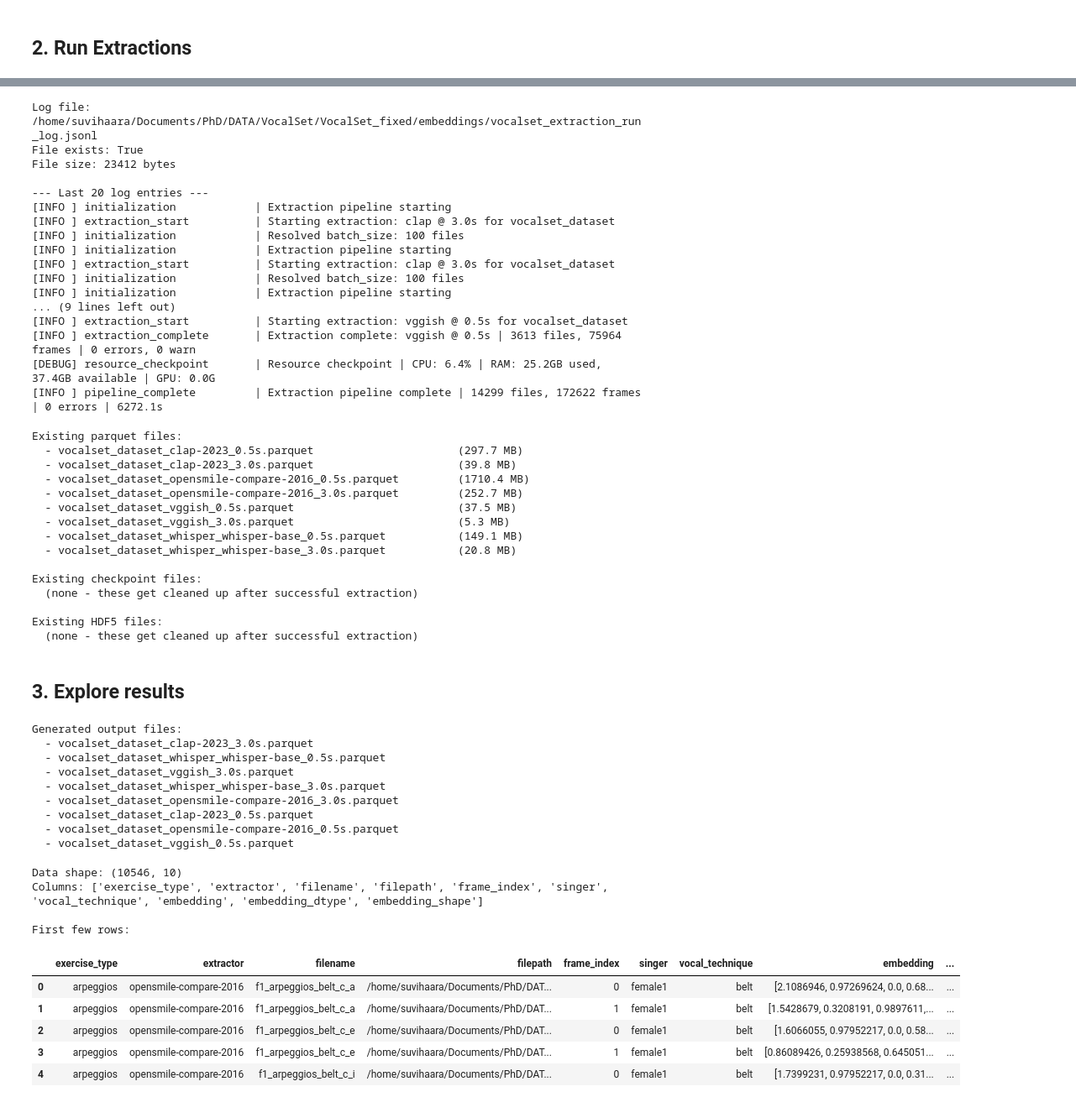
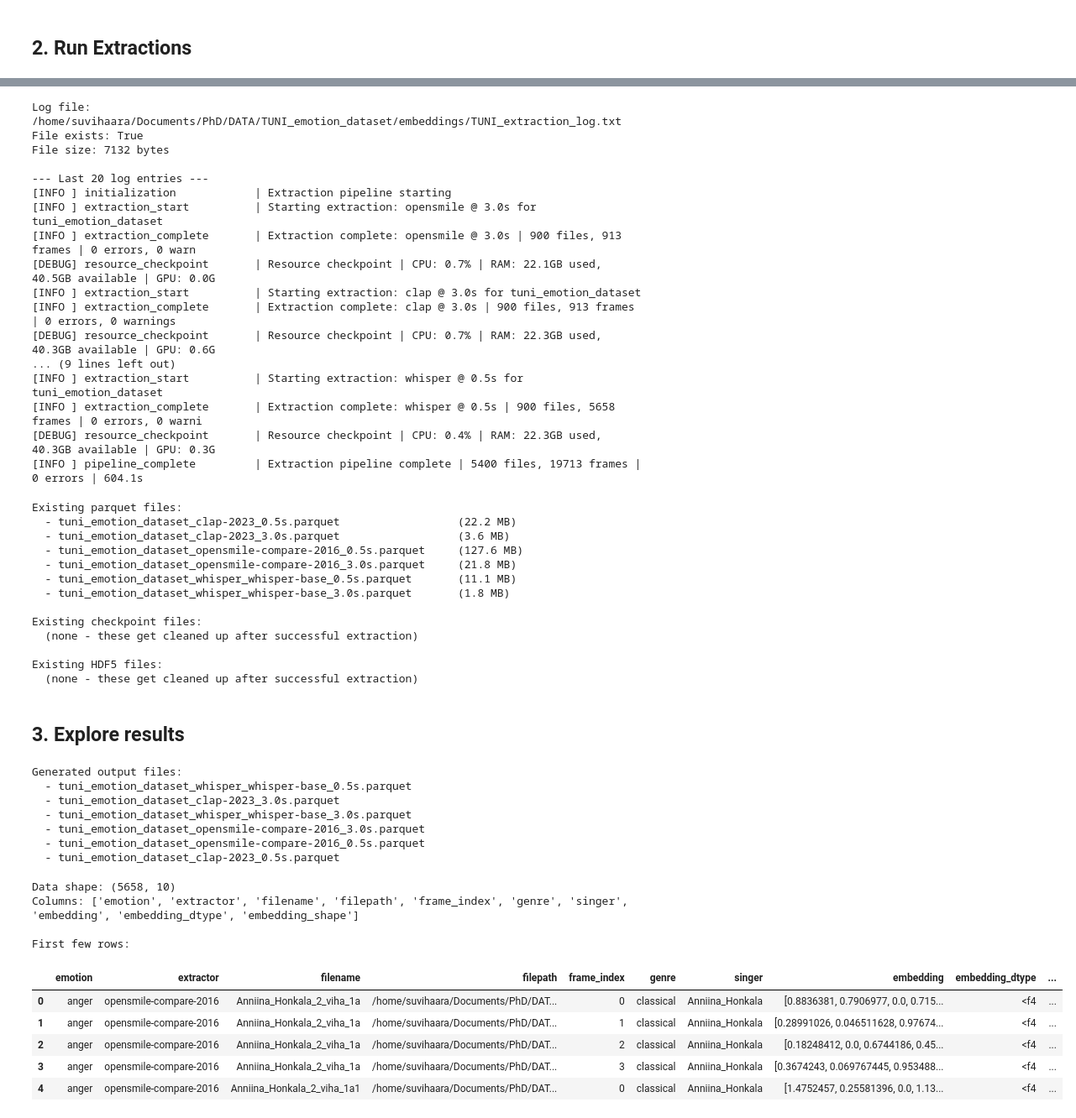
Before and after one commit to suvimh/audio_embeddings_and_feature_extraction_from_audio_dataset, a Jupyter notebook: TUNI_emotion_data/TUNI_data_extraction.ipynb, the cells around one changed output, grey strips where cells are left out. Shown at 84% size. Cells and saved outputs as stored; diff of their text form; code cells hidden in the pictures.

```diff
--- a/TUNI_emotion_data/TUNI_data_extraction.ipynb
+++ b/TUNI_emotion_data/TUNI_data_extraction.ipynb
@@ -122,7 +202,7 @@ INFO:audio_extraction:Extraction complete: vggish @ 0.5s | 3613 files, 75964 fra
 import json
 from pathlib import Path
 
-log_file = Path("/home/suvihaara/Documents/PhD/DATA/VocalSet/VocalSet_fixed/embeddings/vocalset_extraction_run_log.jsonl")
+log_file = Path("/home/suvihaara/Documents/PhD/DATA/TUNI_emotion_dataset/embeddings/TUNI_extraction_log.txt")
 
 print(f"Log file: {log_file}")
 print(f"File exists: {log_file.exists()}")
@@ -139,28 +219,28 @@ if log_file.exists():
             message = entry.get("message", "")[:80]  # First 80 chars
             print(f"[{level:5s}] {stage:25s} | {message}")
 # %% [output]
-Log file: /home/suvihaara/Documents/PhD/DATA/VocalSet/VocalSet_fixed/embeddings/vocalset_extraction_run_log.jsonl
+Log file: /home/suvihaara/Documents/PhD/DATA/TUNI_emotion_dataset/embeddings/TUNI_extraction_log.txt
 File exists: True
-File size: 23412 bytes
+File size: 7132 bytes
 
 --- Last 20 log entries ---
 [INFO ] initialization            | Extraction pipeline starting
-[INFO ] extraction_start          | Starting extraction: clap @ 3.0s for vocalset_dataset
-[INFO ] initialization            | Resolved batch_size: 100 files
-[INFO ] initialization            | Extraction pipeline starting
-[INFO ] extraction_start          | Starting extraction: clap @ 3.0s for vocalset_dataset
-[INFO ] initialization            | Resolved batch_size: 100 files
-[INFO ] initialization            | Extraction pipeline starting
+[INFO ] extraction_start          | Starting extraction: opensmile @ 3.0s for tuni_emotion_dataset
+[INFO ] extraction_complete       | Extraction complete: opensmile @ 3.0s | 900 files, 913 frames | 0 errors, 0 warn
+[DEBUG] resource_checkpoint       | Resource checkpoint | CPU: 0.7% | RAM: 22.1GB used, 40.5GB available | GPU: 0.0G
+[INFO ] extraction_start          | Starting extraction: clap @ 3.0s for tuni_emotion_dataset
+[INFO ] extraction_complete       | Extraction complete: clap @ 3.0s | 900 files, 913 frames | 0 errors, 0 warnings
+[DEBUG] resource_checkpoint       | Resource checkpoint | CPU: 0.7% | RAM: 22.3GB used, 40.3GB available | GPU: 0.6G
 ... (9 lines left out)
-[INFO ] extraction_start          | Starting extraction: vggish @ 0.5s for vocalset_dataset
-[INFO ] extraction_complete       | Extraction complete: vggish @ 0.5s | 3613 files, 75964 frames | 0 errors, 0 warn
-[DEBUG] resource_checkpoint       | Resource checkpoint | CPU: 6.4% | RAM: 25.2GB used, 37.4GB available | GPU: 0.0G
-[INFO ] pipeline_complete         | Extraction pipeline complete | 14299 files, 172622 frames | 0 errors | 6272.1s
+[INFO ] extraction_start          | Starting extraction: whisper @ 0.5s for tuni_emotion_dataset
+[INFO ] extraction_complete       | Extraction complete: whisper @ 0.5s | 900 files, 5658 frames | 0 errors, 0 warni
+[DEBUG] resource_checkpoint       | Resource checkpoint | CPU: 0.4% | RAM: 22.3GB used, 40.3GB available | GPU: 0.3G
+[INFO ] pipeline_complete         | Extraction pipeline complete | 5400 files, 19713 frames | 0 errors | 604.1s
 # %%
 
 # First, check what output files already exist
 from pathlib import Path
-output_dir = Path("/home/suvihaara/Documents/PhD/DATA/VocalSet/VocalSet_fixed/embeddings/")
+output_dir = Path("/home/suvihaara/Documents/PhD/DATA/TUNI_emotion_dataset/embeddings/")
 
 print("Existing parquet files:")
 for f in sorted(output_dir.glob("*.parquet")):
@@ -184,14 +264,12 @@ else:
     print("  (none - these get cleaned up after successful extraction)")
 # %% [output]
 Existing parquet files:
-  - vocalset_dataset_clap-2023_0.5s.parquet                      (297.7 MB)
-  - vocalset_dataset_clap-2023_3.0s.parquet                      (39.8 MB)
-  - vocalset_dataset_opensmile-compare-2016_0.5s.parquet         (1710.4 MB)
-  - vocalset_dataset_opensmile-compare-2016_3.0s.parquet         (252.7 MB)
-  - vocalset_dataset_vggish_0.5s.parquet                         (37.5 MB)
-  - vocalset_dataset_vggish_3.0s.parquet                         (5.3 MB)
-  - vocalset_dataset_whisper_whisper-base_0.5s.parquet           (149.1 MB)
-  - vocalset_dataset_whisper_whisper-base_3.0s.parquet           (20.8 MB)
+  - tuni_emotion_dataset_clap-2023_0.5s.parquet                  (22.2 MB)
+  - tuni_emotion_dataset_clap-2023_3.0s.parquet                  (3.6 MB)
+  - tuni_emotion_dataset_opensmile-compare-2016_0.5s.parquet     (127.6 MB)
+  - tuni_emotion_dataset_opensmile-compare-2016_3.0s.parquet     (21.8 MB)
+  - tuni_emotion_dataset_whisper_whisper-base_0.5s.parquet       (11.1 MB)
+  - tuni_emotion_dataset_whisper_whisper-base_3.0s.parquet       (1.8 MB)
 
 Existing checkpoint files:
   (none - these get cleaned up after successful extraction)
@@ -204,7 +282,7 @@ Existing HDF5 files:
 from scripts.utils import load_parquet
 # Load extraction results
 
-output_dir = Path(vocalset_extraction.output_dir)
+output_dir = Path(TUNI_extraction.output_dir)
 
 # List all output files
 output_files = list(output_dir.glob("*.parquet"))
@@ -213,31 +291,30 @@ for f in output_files:
     print(f"  - {f.name}")
 # %% [output]
 Generated output files:
-  - vocalset_dataset_clap-2023_3.0s.parquet
-  - vocalset_dataset_whisper_whisper-base_0.5s.parquet
-  - vocalset_dataset_vggish_3.0s.parquet
-  - vocalset_dataset_whisper_whisper-base_3.0s.parquet
-  - vocalset_dataset_opensmile-compare-2016_3.0s.parquet
-  - vocalset_dataset_clap-2023_0.5s.parquet
-  - vocalset_dataset_opensmile-compare-2016_0.5s.parquet
-  - vocalset_dataset_vggish_0.5s.parquet
+  - tuni_emotion_dataset_whisper_whisper-base_0.5s.parquet
+  - tuni_emotion_dataset_clap-2023_3.0s.parquet
+  - tuni_emotion_dataset_whisper_whisper-base_3.0s.parquet
+  - tuni_emotion_dataset_opensmile-compare-2016_3.0s.parquet
+  - tuni_emotion_dataset_opensmile-compare-2016_0.5s.parquet
+  - tuni_emotion_dataset_clap-2023_0.5s.parquet
 # %%
+import os
 df_opensmile = load_parquet(
-    os.path.join(output_dir, "vocalset_dataset_opensmile-compare-2016_3.0s.parquet")
+    os.path.join(output_dir, "tuni_emotion_dataset_opensmile-compare-2016_0.5s.parquet")
 )
 
 print(f"Data shape: {df_opensmile.shape}")
 print(f"Columns: {list(df_opensmile.columns)}")
 print(f"\nFirst few rows:")
 df_opensmile.head()
 # %% [output]
-Data shape: (10546, 10)
-Columns: ['exercise_type', 'extractor', 'filename', 'filepath', 'frame_index', 'singer', 'vocal_technique', 'embedding', 'embedding_dtype', 'embedding_shape']
+Data shape: (5658, 10)
+Columns: ['emotion', 'extractor', 'filename', 'filepath', 'frame_index', 'genre', 'singer', 'embedding', 'embedding_dtype', 'embedding_shape']
 
 First few rows:
-|  | exercise_type | extractor | filename | filepath | frame_index | singer | vocal_technique | embedding | ... |
-| 0 | arpeggios | opensmile-compare-2016 | f1_arpeggios_belt_c_a | /home/suvihaara/Documents/PhD/DAT... | 0 | female1 | belt | [2.1086946, 0.97269624, 0.0, 0.68... | ... |
-| 1 | arpeggios | opensmile-compare-2016 | f1_arpeggios_belt_c_a | /home/suvihaara/Documents/PhD/DAT... | 1 | female1 | belt | [1.5428679, 0.3208191, 0.9897611,... | ... |
-| 2 | arpeggios | opensmile-compare-2016 | f1_arpeggios_belt_c_e | /home/suvihaara/Documents/PhD/DAT... | 0 | female1 | belt | [1.6066055, 0.97952217, 0.0, 0.58... | ... |
-| 3 | arpeggios | opensmile-compare-2016 | f1_arpeggios_belt_c_e | /home/suvihaara/Documents/PhD/DAT... | 1 | female1 | belt | [0.86089426, 0.25938568, 0.645051... | ... |
-| 4 | arpeggios | opensmile-compare-2016 | f1_arpeggios_belt_c_i | /home/suvihaara/Documents/PhD/DAT... | 0 | female1 | belt | [1.7399231, 0.97952217, 0.0, 0.31... | ... |
+|  | emotion | extractor | filename | filepath | frame_index | genre | singer | embedding | embedding_dtype | ... |
+| 0 | anger | opensmile-compare-2016 | Anniina_Honkala_2_viha_1a | /home/suvihaara/Documents/PhD/DAT... | 0 | classical | Anniina_Honkala | [0.8836381, 0.7906977, 0.0, 0.715... | <f4 | ... |
+| 1 | anger | opensmile-compare-2016 | Anniina_Honkala_2_viha_1a | /home/suvihaara/Documents/PhD/DAT... | 1 | classical | Anniina_Honkala | [0.28991026, 0.046511628, 0.97674... | <f4 | ... |
+| 2 | anger | opensmile-compare-2016 | Anniina_Honkala_2_viha_1a | /home/suvihaara/Documents/PhD/DAT... | 2 | classical | Anniina_Honkala | [0.18248412, 0.0, 0.6744186, 0.45... | <f4 | ... |
+| 3 | anger | opensmile-compare-2016 | Anniina_Honkala_2_viha_1a | /home/suvihaara/Documents/PhD/DAT... | 3 | classical | Anniina_Honkala | [0.3674243, 0.069767445, 0.953488... | <f4 | ... |
+| 4 | anger | opensmile-compare-2016 | Anniina_Honkala_2_viha_1a1 | /home/suvihaara/Documents/PhD/DAT... | 0 | classical | Anniina_Honkala | [1.4752457, 0.25581396, 0.0, 1.13... | <f4 | ... |
```
Also changed, not shown: parts of 21 cells of this notebook, 3 other files.
